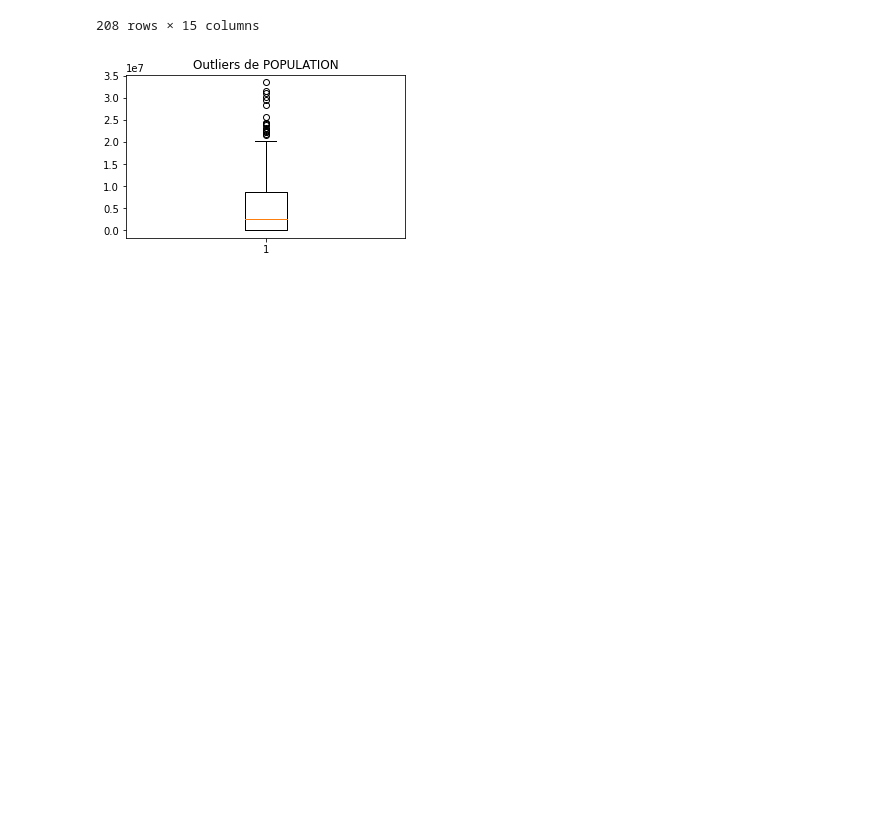
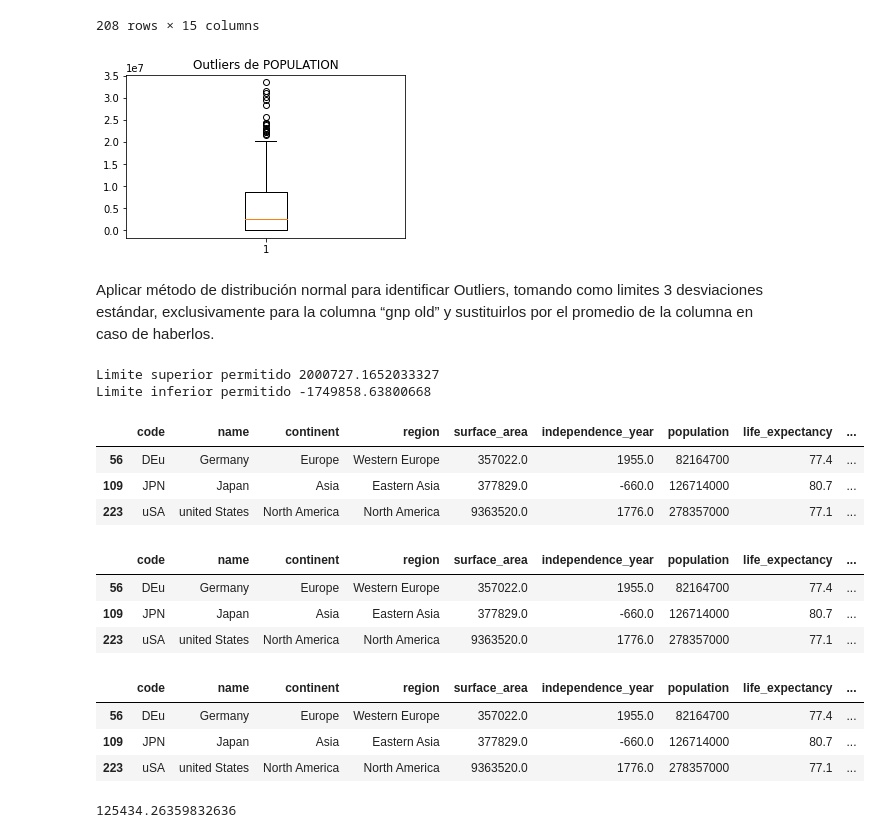
Before and after one commit to MaferLedmar/Reto-Final, a Jupyter notebook: Reto_Final.ipynb, the cells around one changed output. Cells and saved outputs as stored; diff of their text form; code cells hidden in the pictures; blank space fills up the shorter version.

Commit message:
6. outliers de gnp_old con distribucion normal

```diff
--- a/Reto_Final.ipynb
+++ b/Reto_Final.ipynb
@@ -603,3 +603,24 @@ plt.title("Outliers de POPULATION")
 plt.show() #dibujamos el diagrama
 # %% [output]
 [figure]
+# %% [markdown]
+Aplicar método de distribución normal para identificar Outliers, tomando como limites 3 desviaciones estándar, exclusivamente para la columna “gnp old” y sustituirlos por el promedio de la columna en caso de haberlos.
+# %%
+#Método aplicando desviación estandar para GNP_OLD
+y7=df["gnp_old"]
+Limite_Superior2= y7.mean() + 3*y7.std()
+Limite_Inferior2= y7.mean() - 3*y7.std()
+print("Limite superior permitido", Limite_Superior2)
+print("Limite inferior permitido", Limite_Inferior2)
+# %% [output]
+Limite superior permitido 2000727.1652033327
+Limite inferior permitido -1749858.63800668
+# %%
+#Encontramos Ouliers del Dataframe
+outliers_gnp= df[(y7>Limite_Superior2)|(y7<Limite_Inferior2)]
+outliers_gnp
+# %% [output]
+|  | code | name | continent | region | surface_area | independence_year | population | life_expectancy | ... |
+| 56 | DEu | Germany | Europe | Western Europe | 357022.0 | 1955.0 | 82164700 | 77.4 | ... |
+| 109 | JPN | Japan | Asia | Eastern Asia | 377829.0 | -660.0 | 126714000 | 80.7 | ... |
+| 223 | uSA | united States | North America | North America | 9363520.0 | 1776.0 | 278357000 | 77.1 | ... |
@@ -605,0 +631,30 @@ plt.show() #dibujamos el diagrama
+# %%
+# Como encontramos 3 outliers vamos a sustituirlos por el promedio
+# filas en donde hay outliers: 56, 109, 223
+
+#Primero lo probamos en un dataframe nuevo
+df3 = df.copy()
+df3["gnp_old"] = df["gnp_old"].replace({2102826.0: 125434.2635, 4192638.0: 125434.2635, 8110900.0: 125434.2635})
+df3.iloc[ [56, 109, 223] , : ]
+# %% [output]
+|  | code | name | continent | region | surface_area | independence_year | population | life_expectancy | ... |
+| 56 | DEu | Germany | Europe | Western Europe | 357022.0 | 1955.0 | 82164700 | 77.4 | ... |
+| 109 | JPN | Japan | Asia | Eastern Asia | 377829.0 | -660.0 | 126714000 | 80.7 | ... |
+| 223 | uSA | united States | North America | North America | 9363520.0 | 1776.0 | 278357000 | 77.1 | ... |
+# %%
+## Ahora lo realizamos en nuestro data frame bueno
+df = df.copy()
+df["gnp_old"] = df["gnp_old"].replace({2102826.0: 125434.2635, 4192638.0: 125434.2635, 8110900.0: 125434.2635})
+df.iloc[ [56, 109, 223] , : ]
+# %% [output]
+|  | code | name | continent | region | surface_area | independence_year | population | life_expectancy | ... |
+| 56 | DEu | Germany | Europe | Western Europe | 357022.0 | 1955.0 | 82164700 | 77.4 | ... |
+| 109 | JPN | Japan | Asia | Eastern Asia | 377829.0 | -660.0 | 126714000 | 80.7 | ... |
+| 223 | uSA | united States | North America | North America | 9363520.0 | 1776.0 | 278357000 | 77.1 | ... |
+# %%
+from statistics import mean
+
+
+df["gnp_old"].mean()
+# %% [output]
+125434.26359832636
```
Also changed, not shown: parts of 2 cells of this notebook.
